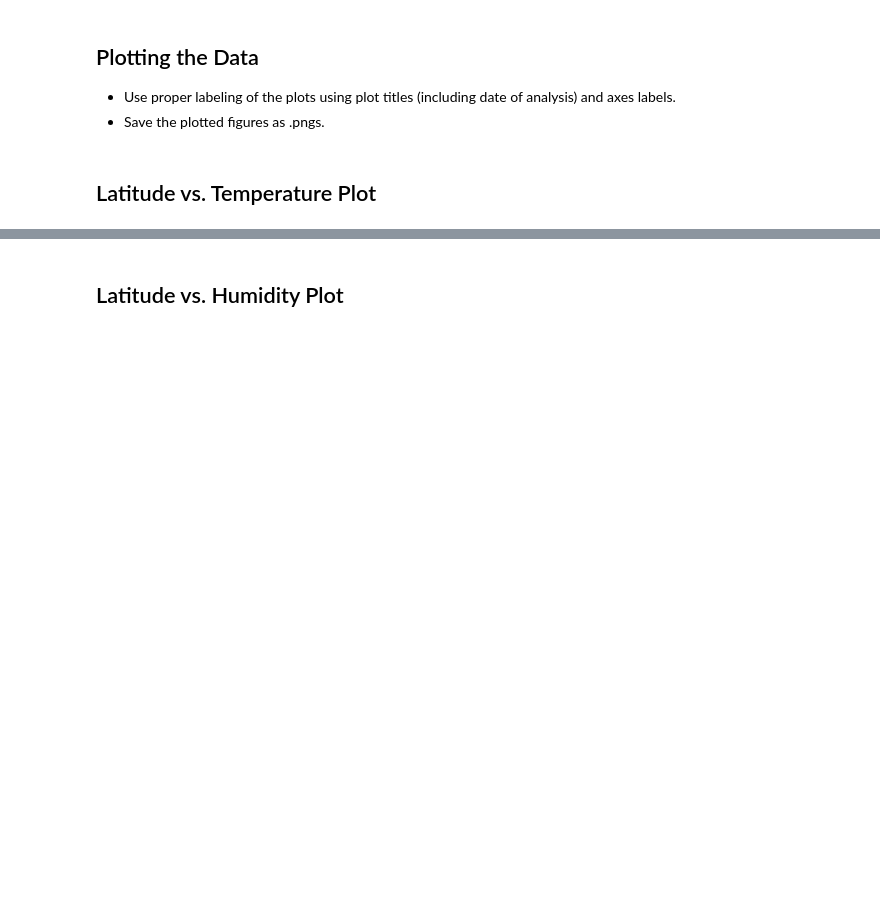
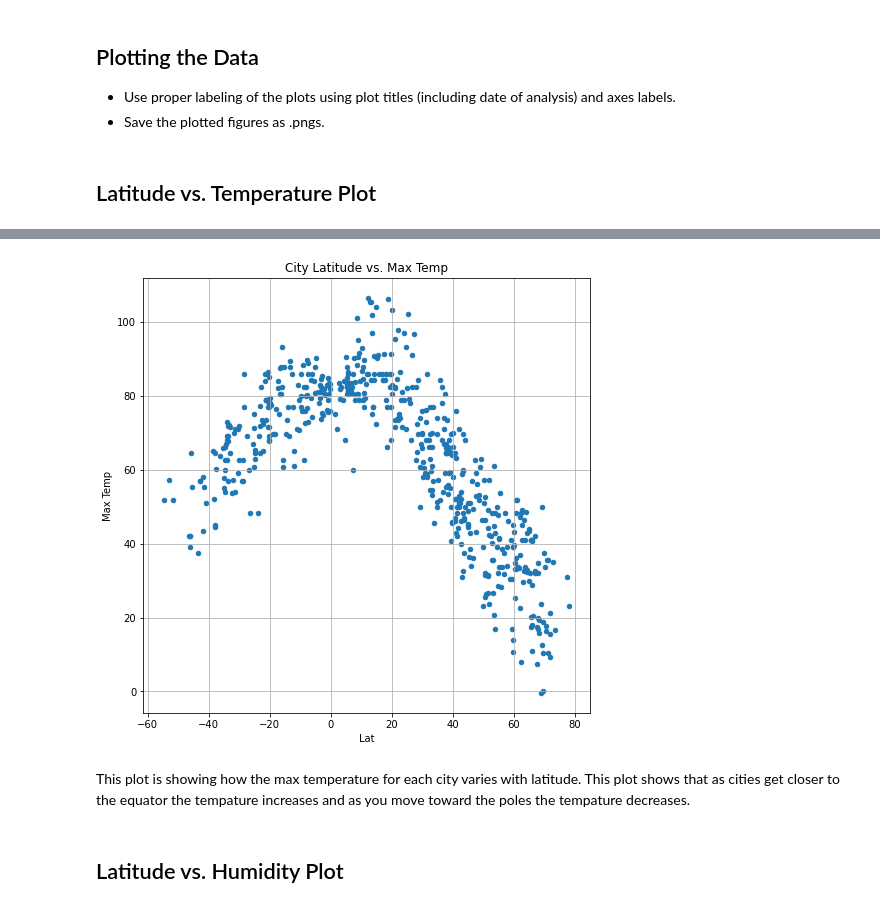
Before and after one commit to hamiltojogo/python-api-challenge, a Jupyter notebook: WeatherPy/WeatherPy.ipynb, the cells around one changed output, grey strips where cells are left out. Drawn from its saved outputs; the diff is of its cells as text; code cells hidden in the pictures; blank space fills up the shorter version.

```diff
--- a/WeatherPy/WeatherPy.ipynb
+++ b/WeatherPy/WeatherPy.ipynb
@@ -255,2 +205,10 @@ Int64Index([], dtype='int64')
+# %%
+weather_data.plot(kind='scatter', x='Lat', y='Max Temp', grid=True, figsize=(8,8), title='City Latitude vs. Max Temp')
+plt.savefig('../Images/temp_vs_lat.png')
+plt.show()
+# %% [output]
+[figure, added]
+# %% [markdown]
+This plot is showing how the max temperature for each city varies with latitude. This plot shows that as cities get closer to the equator the tempature increases and as you move toward the poles the tempature decreases.
 # %% [markdown]
 ## Latitude vs. Humidity Plot
```
Also changed, not shown: parts of 46 cells of this notebook, 13 other files.
